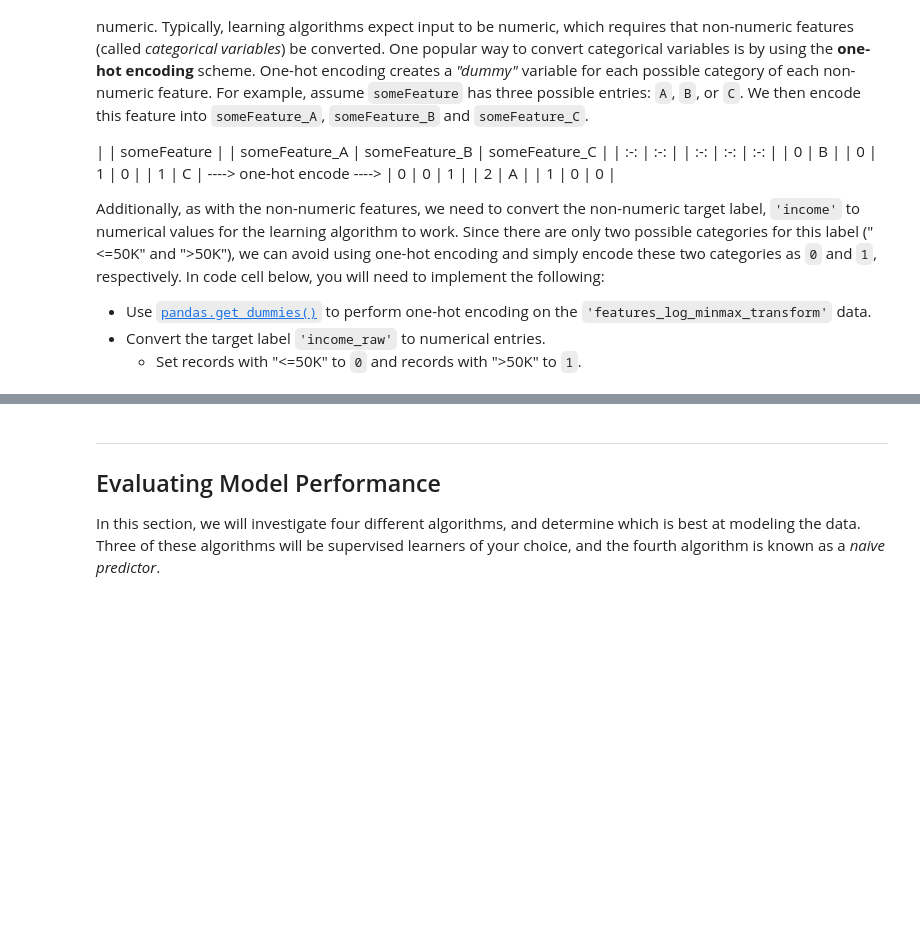
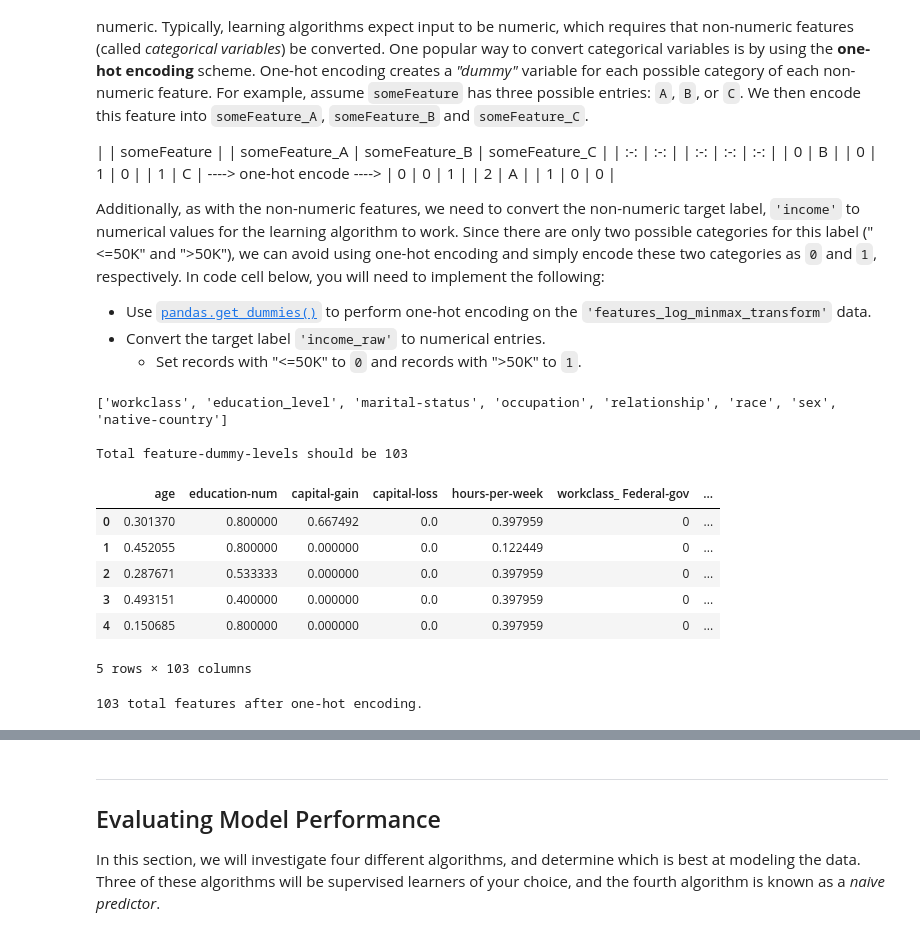
Before and after one commit to GuilleMarc/SupLearning_Project1, a Jupyter notebook: finding_donors.ipynb, the cells around one changed output, grey strips where cells are left out. Saved outputs shown, nothing was run; the diff lists cells and outputs as text; code cells hidden in the pictures; blank space fills up the shorter version.

Commit message:
chore: Normalizing continuous variables and recoding factors

```diff
--- a/finding_donors.ipynb
+++ b/finding_donors.ipynb
@@ -174,18 +176,48 @@ Additionally, as with the non-numeric features, we need to convert the non-numer
  - Convert the target label `'income_raw'` to numerical entries.
    - Set records with "<=50K" to `0` and records with ">50K" to `1`.
 # %%
-# TODO: One-hot encode the 'features_log_minmax_transform' data using pandas.get_dummies()
-features_final = None
+#### EXTRA: Checking number of unique values for each categorical####
+data_check= features_Log_minmax_transform
+categoricals= [col for col in data_check.columns if type(data_check[col][1]) == str] #which is categorical?
+
+counter=[]
+for col in data_check[categoricals].columns:
+    uniques= len(data_check[categoricals][col].unique())
+    counter.append(uniques)
+
+print(categoricals)
+check= sum(counter)+5 # 5 continuous
+print('\nTotal feature-dummy-levels should be {}'.format(str(check)))
+
+# One-hot encode the 'features_log_minmax_transform' data using pandas.get_dummies()
+
+features_final= pd.get_dummies(data= features_Log_minmax_transform)
 
 # TODO: Encode the 'income_raw' data to numerical values
-income = None
+def to_bin(n):
+    return 1 if n == '>50K' else 0
+
+raw_values =  np.array([to_bin(value) for value in income_raw.values])
+income= pd.Series(raw_values)
 
 # Print the number of features after one-hot encoding
 encoded = list(features_final.columns)
+display(features_final.head(n=5))
 print("{} total features after one-hot encoding.".format(len(encoded)))
-
 # Uncomment the following line to see the encoded feature names
-# print encoded
+#print(encoded)
+# %% [output]
+['workclass', 'education_level', 'marital-status', 'occupation', 'relationship', 'race', 'sex', 'native-country']
+
+Total feature-dummy-levels should be 103
+|  | age | education-num | capital-gain | capital-loss | hours-per-week | workclass_ Federal-gov | ... |
+| 0 | 0.301370 | 0.800000 | 0.667492 | 0.0 | 0.397959 | 0 | ... |
+| 1 | 0.452055 | 0.800000 | 0.000000 | 0.0 | 0.122449 | 0 | ... |
+| 2 | 0.287671 | 0.533333 | 0.000000 | 0.0 | 0.397959 | 0 | ... |
+| 3 | 0.493151 | 0.400000 | 0.000000 | 0.0 | 0.397959 | 0 | ... |
+| 4 | 0.150685 | 0.800000 | 0.000000 | 0.0 | 0.397959 | 0 | ... |
+5 rows × 103 columns
+103 total features after one-hot encoding.
 # %% [markdown]
 ### Shuffle and Split Data
 Now all _categorical variables_ have been converted into numerical features, and all numerical features have been normalized. As always, we will now split the data (both features and their labels) into training and test sets. 80% of the data will be used for training and 20% for testing.
```
Also changed, not shown: parts of 5 cells of this notebook.
